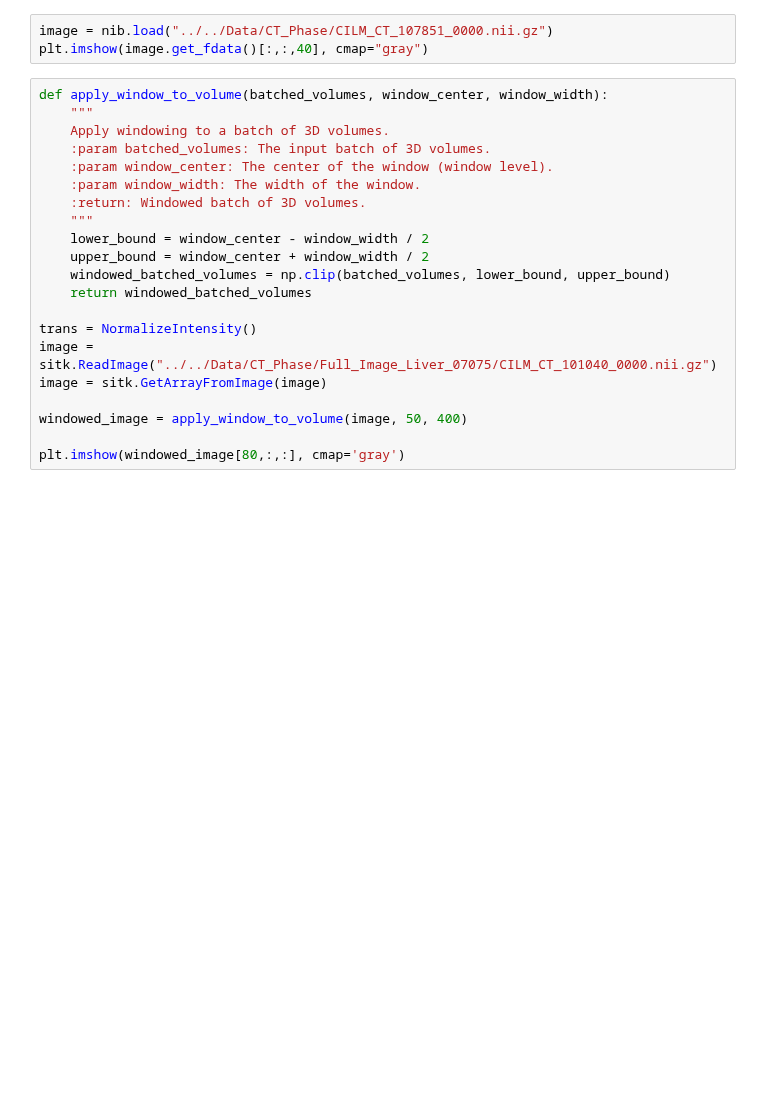
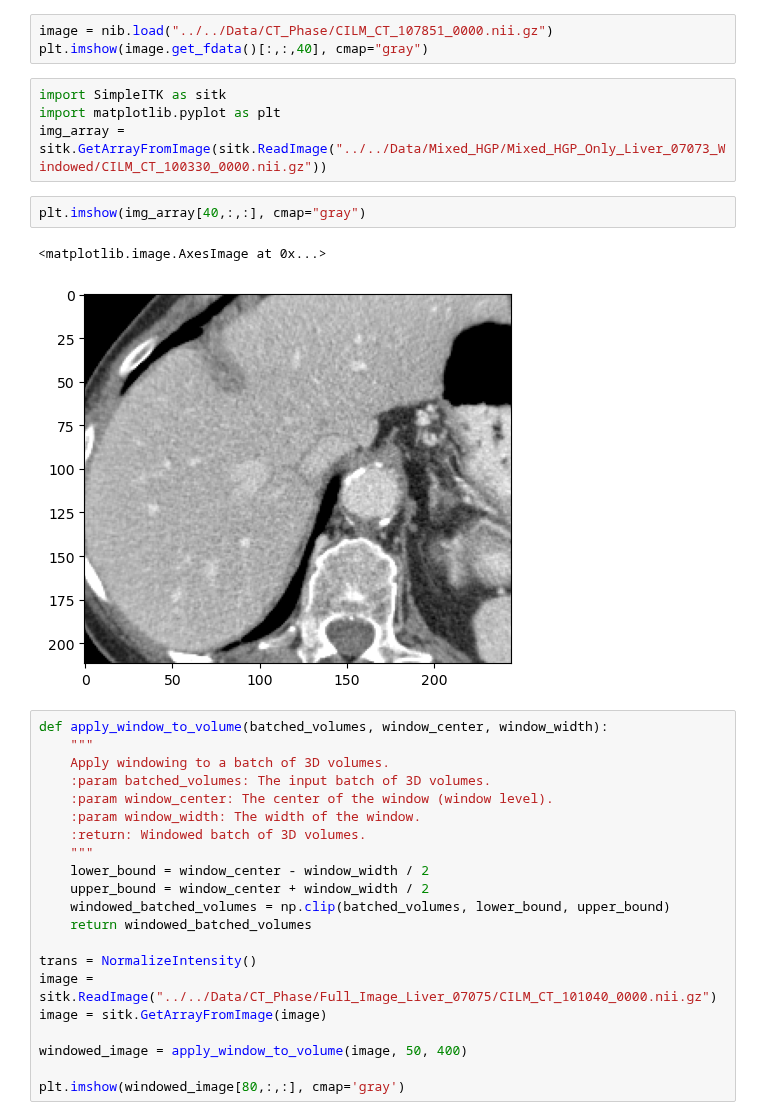
Before and after one commit to BaconDavid/CRLM_Internship_Project, a Jupyter notebook: Jupyter_Test/Data_stuff.ipynb, the cells around one changed output. Drawn from its saved outputs; the diff is of its cells as text; blank space fills up the shorter version.

```diff
--- a/Jupyter_Test/Data_stuff.ipynb
+++ b/Jupyter_Test/Data_stuff.ipynb
@@ -121,6 +52,15 @@ import SimpleITK as sitk
 # %%
 image = nib.load("../../Data/CT_Phase/CILM_CT_107851_0000.nii.gz")
 plt.imshow(image.get_fdata()[:,:,40], cmap="gray")
+# %%
+import SimpleITK as sitk
+import matplotlib.pyplot as plt
+img_array = sitk.GetArrayFromImage(sitk.ReadImage("../../Data/Mixed_HGP/Mixed_HGP_Only_Liver_07073_Windowed/CILM_CT_100330_0000.nii.gz"))
+# %%
+plt.imshow(img_array[40,:,:], cmap="gray")
+# %% [output]
+<matplotlib.image.AxesImage at 0x...>
+[figure, added]
 # %%
 def apply_window_to_volume(batched_volumes, window_center, window_width):
     """
```
Also changed, not shown: parts of 27 cells of this notebook, 21 other files.
